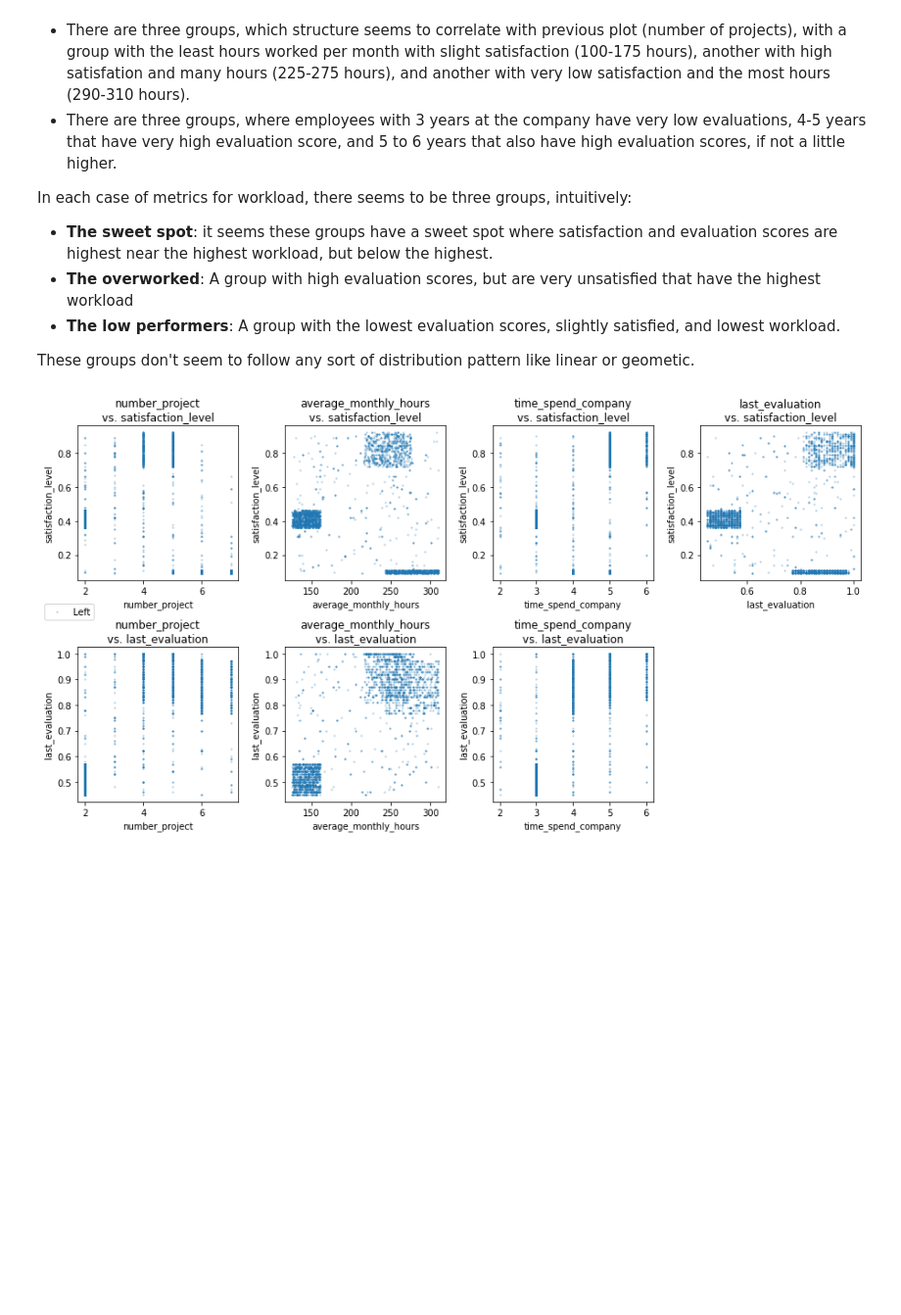
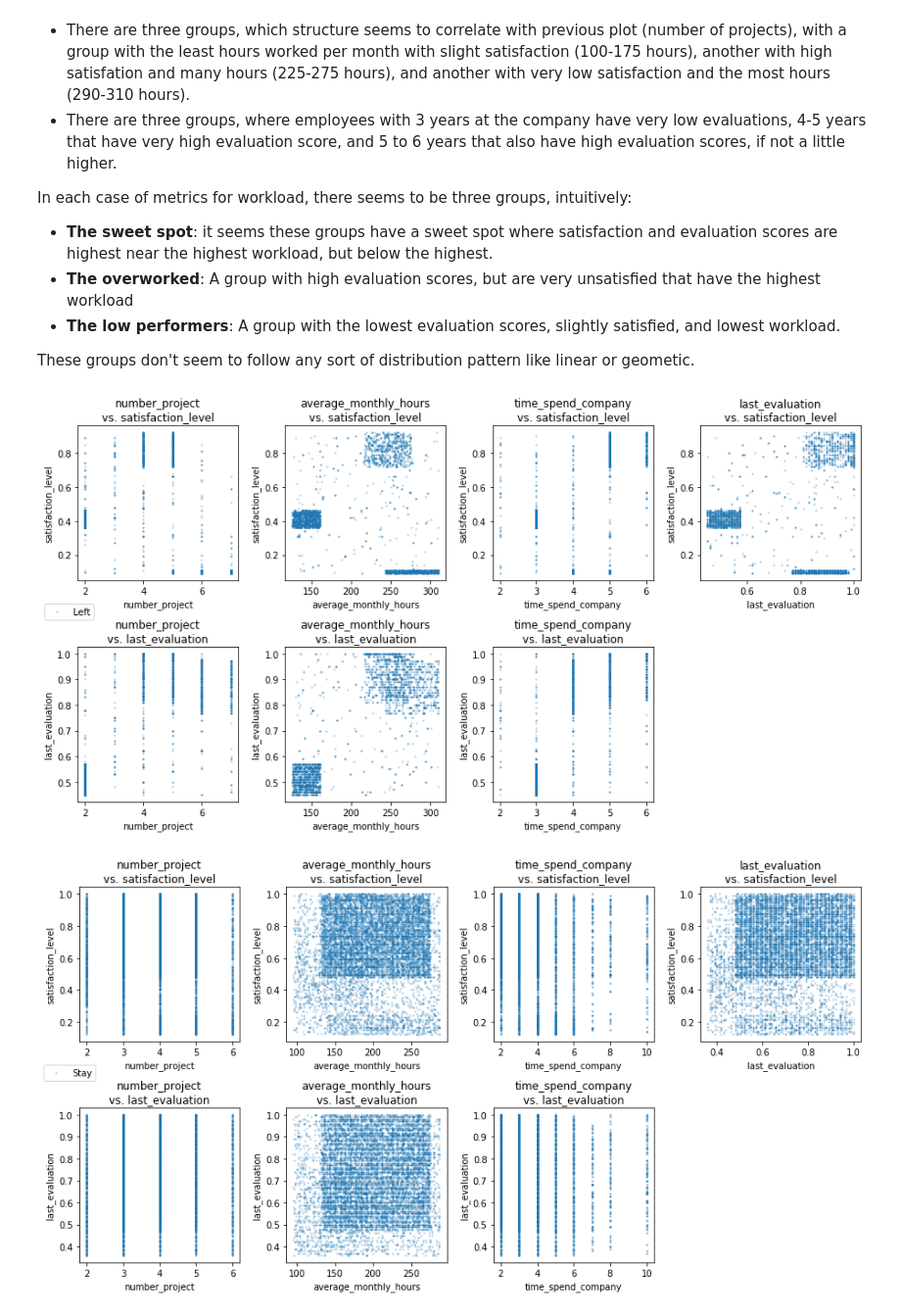
Before and after one commit to leweryan/prep_capstone, a Jupyter notebook: capstone.ipynb, the cells around one changed output. Shown at 98% size. Saved outputs shown, nothing was run; the diff lists cells and outputs as text; code cells hidden in the pictures; blank space fills up the shorter version.

```diff
--- a/capstone.ipynb
+++ b/capstone.ipynb
@@ -24,6 +24,7 @@ hr_df['department_number'] = hr_df['department'].apply(lambda x: department_conv
 salary_conversion = {'low': 0, 'medium': 1, 'high': 2}
 hr_df['salary_number'] = hr_df['salary'].apply(lambda x: salary_conversion[x])
 left_df = hr_df[hr_df['left']==1]
+stay_df = hr_df[hr_df['left']==0]
 
 
 # ----Re-used Helper Functions----
@@ -153,6 +154,7 @@ def data_vis2(hr_df, left_df):
     plt.subplot(1, 3, 1)
     evaluation_average = np.mean(hr_df['last_evaluation'])
     plt.axvline(x=evaluation_average, label='Average', color='red')
+    plt.legend()
     plt.subplot(1, 3, 2)
     plt.xticks(range(2), ('No', 'Yes'))
     plt.xlabel('Promotion in the Last 5 Years')
@@ -163,13 +165,18 @@ def data_vis2(hr_df, left_df):
     plt.show()
 
 
-def data_vis3(left_df):
+def data_vis3(stay_df, left_df):
     x = [
         'number_project', 'average_monthly_hours',
         'time_spend_company', 'last_evaluation']
     y = ['satisfaction_level', 'last_evaluation']
     plot_set_vs_set(left_df, x, y, 'Left')
 
+    x = [
+        'number_project', 'average_monthly_hours',
+        'time_spend_company', 'last_evaluation']
+    y = ['satisfaction_level', 'last_evaluation']
+    plot_set_vs_set(stay_df, x, y, 'Stay')
     #histogram_set(left_df, ['satisfaction_level'], 'Employees That Left')
 # %% [markdown]
 ## Assignment Specification
@@ -261,9 +268,10 @@ In each case of metrics for workload, there seems to be three groups, intuitivel
 These groups don't seem to follow any sort of distribution pattern like linear or geometic.
 # %%
 # Plot scatter plots to find meaningful correlations
-data_vis3(left_df)
+data_vis3(stay_df, left_df)
 # %% [output]
 [figure]
+[figure, added]
 # %% [markdown]
 ## Conclusions and problems
 The clusters in the scatter plots seemed to be grouped based on three types, and so performing a clustering algorithm between multiple variables would be interesting to do on this data. Obviously, being simulated, this data set is too perfect and the clusters too obvious, but visualizing these contrived clusters helps me see the power of clustering. These correlations don't seem to be linearly related, in some cases, so clustering seems  a better approach.
```
Also changed, not shown: parts of 2 cells of this notebook, 1 other file.
